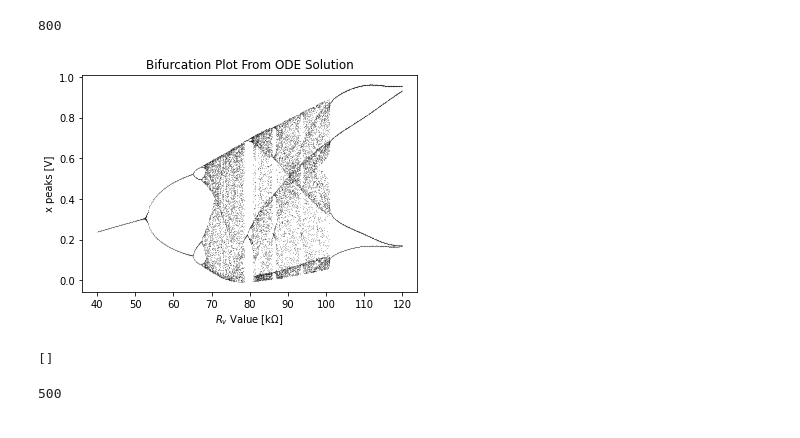
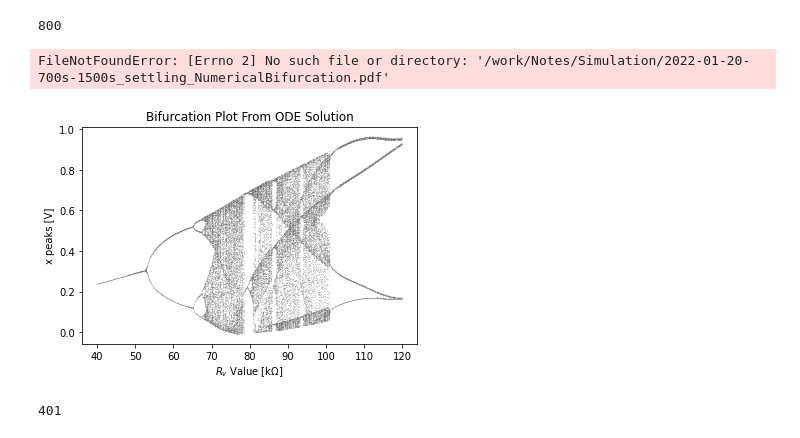
Before and after one commit to Ham0osh/Phys322W-CC, a Jupyter notebook: Analysis/Analysis_pythonSimulation.ipynb, the cells around one changed output. Drawn from its saved outputs; the diff is of its cells as text; code cells hidden in the pictures.

```diff
--- a/Analysis/Analysis_pythonSimulation.ipynb
+++ b/Analysis/Analysis_pythonSimulation.ipynb
@@ -35,7 +35,7 @@ plt.ylim((-0.5,0.8))
 # %%
 # Power Spectrum Code Sampled From https://stackoverflow.com/questions/15382076/plotting-power-spectrum-in-python
 
-circuit = Circuit(66.4)
+circuit = Circuit(40)
 time_arr = np.linspace(200,5200,200000)
 y0 = [0.25, 0, 0]
 tspan = (0, max(time_arr))
@@ -81,68 +73,43 @@ lowest_f = f[indexes[0]]
 # %%
 Rv_arr = np.arange(40,120,0.1) # some padding on both sides
 y0 = [0.25, 0, 0]
-time_arr = np.linspace(600,900,2000)
+time_arr = np.linspace(700,1500,2000)
 tspan = (0, max(time_arr))
-bifurcation = circuit.bifurcation(Rv_arr, tspan, y0, t_eval = time_arr, N = 400, rtol = 1e-9)
+bifurcation = circuit.bifurcation(Rv_arr, tspan, y0, t_eval = time_arr, N = 400, rtol = 1e-9, error_tol = 3e-3)
 print(len(bifurcation))
 # %% [output]
 800
 # %%
 for Rv, bif in zip(Rv_arr, bifurcation):
-    plt.plot(Rv*np.ones(len(bif)), bif, 'k.', markersize = 0.15)
+    plt.plot(Rv*np.ones(len(bif)), bif, 'k.', markersize = 0.1)
 
 
 plt.title("Bifurcation Plot From ODE Solution") # ye
 plt.ylabel("x peaks [V]")
 plt.xlabel(r"$R_v$ Value [k$\Omega$]")
 
 tz = pytz.timezone('US/Pacific')
 dateString = str(dt.now(tz).date())
 
-
-plt.savefig("/work/Notes/Simulation/"+dateString+"-700s_settling_NumericalBifurcation.pdf",dpi = 300)
+#plt.xlim(60,74)
+plt.savefig("/work/Notes/Simulation/"+dateString+"-700s-1500s_settling_NumericalBifurcation.pdf",dpi = 300)
+plt.show()
+indexes = find_splitting(bifurcation)
+print(indexes)
+print(f"bifurcation points: {Rv_arr[indexes]}")
 # %% [output]
+FileNotFoundError: [Errno 2] No such file or directory: '/work/Notes/Simulation/2022-01-20-700s-1500s_settling_NumericalBifurcation.pdf'
-[figure, old version]
+[figure, new version]
-# %%
-def find_splitting(Rv_arr):
-    indexes = []
-    split = True
-    for index, sub_array in enumerate(Rv_arr):
-        split = True
-        if len(sub_array) == 2 and len(indexes) == 0:
-            for Rv in Rv_arr[index: index + 20]:
-                if len(Rv) < 2:
-                    split = False
-            if split:
-                indexes.append(index)
-
-        if len(sub_array) == 4 and len(indexes) == 1:
-            for Rv in Rv_arr[index: index + 20]:
-                if len(Rv) < 4:
-                    split = False
-            if split:
-                indexes.append(index)
-
-    return indexes
-
-index1, index2 = find_splitting(bifurcation)
-
-print(Rv_arr[index1])
-print(Rv_arr[index2])
-
-#lol that's such shit code but I think it works, 64.9 and 53.4 seem re
-# hm ok
-# %% [output]
-[]
 # %%
-Rv_arr = np.arange(60, 70,0.02) # some padding on both sides
+circuit2 = Circuit(66)
+Rv_arr = np.arange(67.8, 68.2,0.001)
 y0 = [0.25, 0, 0]
-time_arr = np.linspace(600,900,2000)
+time_arr = np.linspace(900,1300,2000)
 tspan = (0, max(time_arr))
-bifurcation = circuit.bifurcation(Rv_arr, tspan, y0, t_eval = time_arr, N = 400, rtol = 1e-9)
+bifurcation = circuit2.bifurcation(Rv_arr, tspan, y0, t_eval = time_arr, N = 400, rtol = 1e-9)
 print(len(bifurcation))
 # %% [output]
-500
+401
 # %%
 for Rv, bif in zip(Rv_arr, bifurcation):
     plt.plot(Rv*np.ones(len(bif)), bif, 'k.', markersize = 0.5)
```
Also changed, not shown: parts of 4 cells of this notebook, 50 other files.
